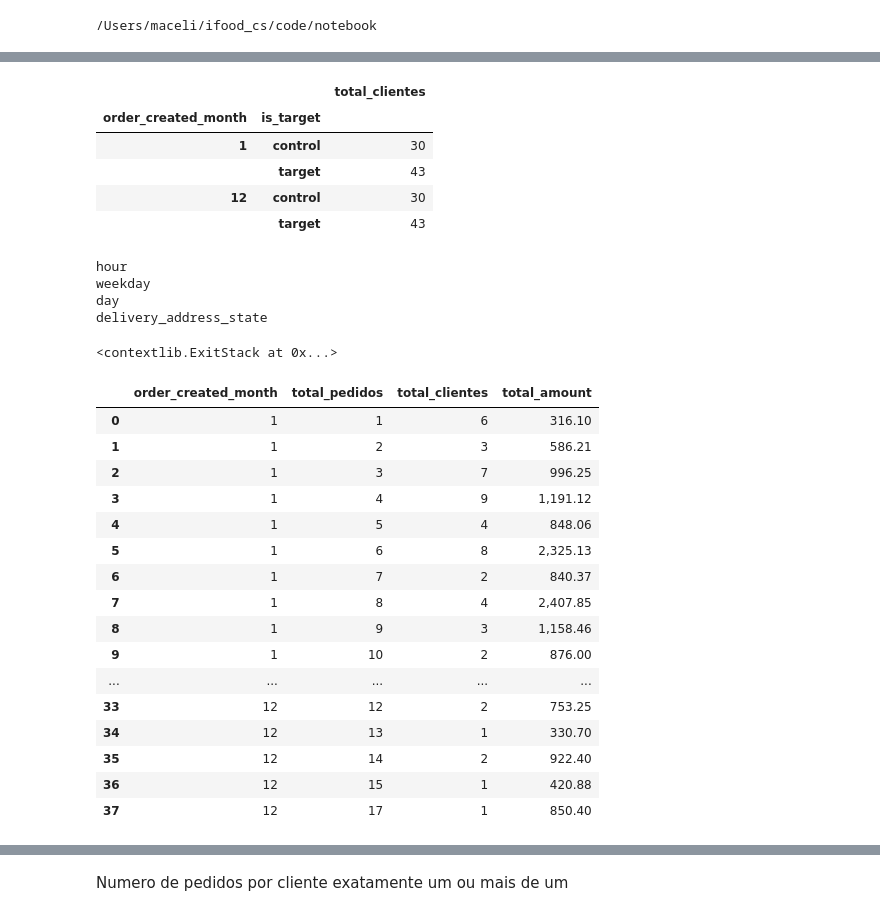
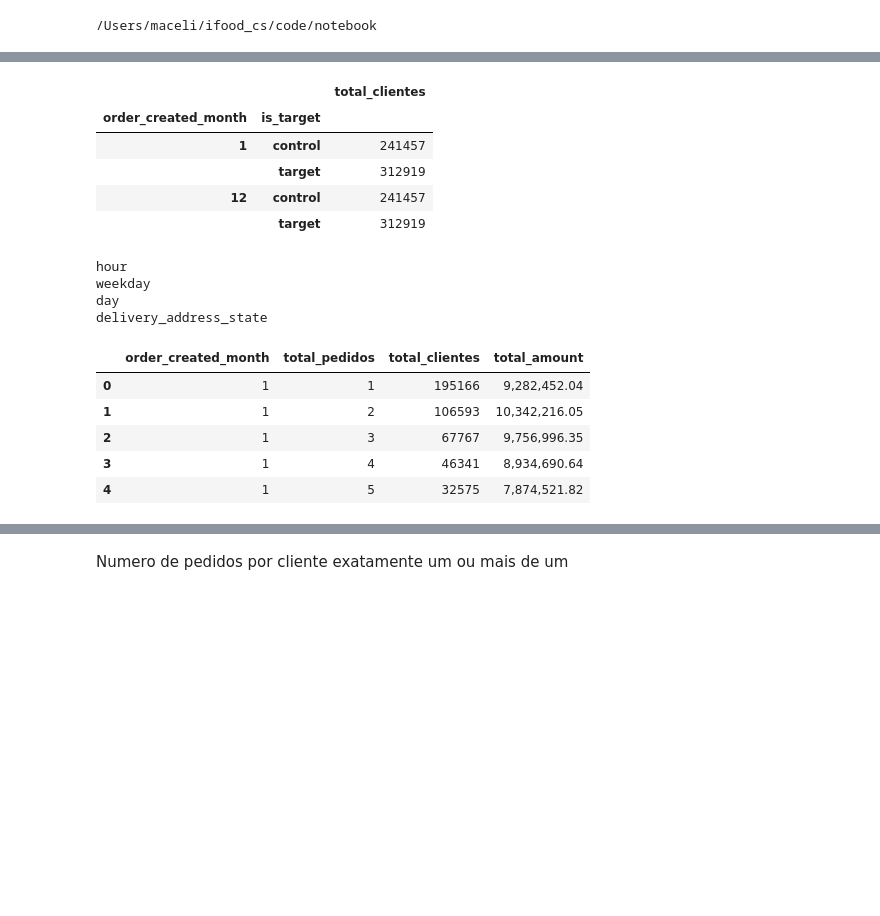
Before and after one commit to elianezanlorense/ifood_cs, a Jupyter notebook: code/notebook/02.2.eda.ipynb, the cells around one changed output, grey strips where cells are left out. Cells and saved outputs as stored; diff of their text form; code cells hidden in the pictures; blank space fills up the shorter version.

Commit message:
update teste

```diff
--- a/code/notebook/02.2.eda.ipynb
+++ b/code/notebook/02.2.eda.ipynb
@@ -12,9 +12,12 @@ import matplotlib.pyplot as plt
 import seaborn as sns
 sys.path.append('..')
 pd.set_option('display.float_format', '{:,.2f}'.format)
-
+pd.set_option('future.no_silent_downcasting', True)
 pd.set_option('display.max_columns', None)
 pd.set_option('display.max_rows', None)
+from scipy import stats
+from statsmodels.stats.proportion import proportions_ztest, proportion_confint
+from scipy.stats import mannwhitneyu, ttest_ind
 
 import utilities.functions as functions
 
@@ -24,11 +27,13 @@ from utilities.graficos import plot_metricas
 
 from utilities.functions import (
     gerar_stats,
-    load_data,
-    check_key_uniqueness,
-    merge_df,
-    load_orders
+    pedidos_group,
+    criacao_ordens,
+    conversao_imediata,
+
 )
+
+from utilities.testes_estatisticos import testes,teste_proporcao_por_janela
 # %%
 from pathlib import Path
 BASE_PATH = Path("/Users/maceli/ifood_cs/dados")
@@ -43,7 +48,7 @@ df.head()
 | 3 | 755e1fa18f25caec5edffb188b13fd844... | target | True | 2018-04-06T02:48:42.887Z | SP | 05291eacc3cb88847b56af15838a0e653... | 2019-01-26 13:15:53+00:00 | ... |
 | 4 | 755e1fa18f25caec5edffb188b13fd844... | target | True | 2018-04-06T02:48:42.887Z | SP | 05291eacc3cb88847b56af15838a0e653... | 2019-01-15 13:48:33+00:00 | ... |
 # %%
-df=df.head(1000)
+#df=df.head(1000)
 # %%
 df_stats_mes = (
         df.groupby(['order_created_month','is_target'])
@@ -54,13 +59,29 @@ df_stats_mes
 # %% [output]
 |  |  | total_clientes |
 | order_created_month | is_target |  |
-| 1 | control | 30 |
-|  | target | 43 |
-| 12 | control | 30 |
-|  | target | 43 |
+| 1 | control | 241457 |
+|  | target | 312919 |
+| 12 | control | 241457 |
+|  | target | 312919 |
 # %%
-plt.ioff()
 
+
+# Monkey patch completo
+plt.ioff()  # Desativa modo interativo
+
+# Salva a referência original
+_original_show = plt.show
+_original_ion = plt.ion
+_original_draw = plt.draw
+_original_pause = plt.pause
+
+# Substitui todas as funções que podem mostrar gráficos
+plt.show = lambda *args, **kwargs: None
+plt.ion = lambda *args, **kwargs: None
+plt.draw = lambda *args, **kwargs: None
+plt.pause = lambda *args, **kwargs: None
+
+# Executa seu código
 vars = ['hour', 'weekday', 'day', 'delivery_address_state']
 resultados = {}
 
@@ -82,53 +103,44 @@ for v in vars:
 
     file_path = os.path.join('../../Resultados/graficos', f"grafico_{v}.png")
     plt.savefig(file_path, dpi=300, bbox_inches="tight")
-    plt.close()  # Fecha a figura explicitamente
+    plt.close('all')  # Fecha tudo
 
-
-plt.ion()
+# Restaura as funções originais se necessário depois
+# plt.show = _original_show
+# plt.ion = _original_ion
+# plt.draw = _original_draw
+# plt.pause = _original_pause
 # %% [output]
 hour
 weekday
 day
 delivery_address_state
-<contextlib.ExitStack at 0x...>
 # %%
 df_analise_completa = (
         df.groupby(['order_created_month', 'customer_id'])
         .agg(
             total_pedidos=('unique_order_hash', 'count'),
             total_amount=('order_total_amount', 'sum')
         )
         .reset_index()
         .assign(
             categoria_pedidos=lambda x: x['total_pedidos']
                 .apply(lambda y: '1_pedido' if y == 1 else '2+_pedidos')
         )
         .groupby(['order_created_month', 'total_pedidos'])
         .agg(
             total_clientes=('customer_id', 'nunique'),
             #total_pedidos=('total_pedidos', 'sum'),
             total_amount=('total_amount', 'sum'),
             #avg_amount_por_cliente=('total_amount', 'mean')
        )
         .reset_index()
     )
-df_analise_completa
+df_analise_completa.head()
 # %% [output]
 |  | order_created_month | total_pedidos | total_clientes | total_amount |
-| 0 | 1 | 1 | 6 | 316.10 |
-| 1 | 1 | 2 | 3 | 586.21 |
-| 2 | 1 | 3 | 7 | 996.25 |
-| 3 | 1 | 4 | 9 | 1,191.12 |
-| 4 | 1 | 5 | 4 | 848.06 |
-| 5 | 1 | 6 | 8 | 2,325.13 |
-| 6 | 1 | 7 | 2 | 840.37 |
-| 7 | 1 | 8 | 4 | 2,407.85 |
-| 8 | 1 | 9 | 3 | 1,158.46 |
-| 9 | 1 | 10 | 2 | 876.00 |
-| ... | ... | ... | ... | ... |
-| 33 | 12 | 12 | 2 | 753.25 |
-| 34 | 12 | 13 | 1 | 330.70 |
-| 35 | 12 | 14 | 2 | 922.40 |
-| 36 | 12 | 15 | 1 | 420.88 |
-| 37 | 12 | 17 | 1 | 850.40 |
+| 0 | 1 | 1 | 195166 | 9,282,452.04 |
+| 1 | 1 | 2 | 106593 | 10,342,216.05 |
+| 2 | 1 | 3 | 67767 | 9,756,996.35 |
+| 3 | 1 | 4 | 46341 | 8,934,690.64 |
+| 4 | 1 | 5 | 32575 | 7,874,521.82 |
```
Also changed, not shown: parts of 58 cells of this notebook, 1 other file.
